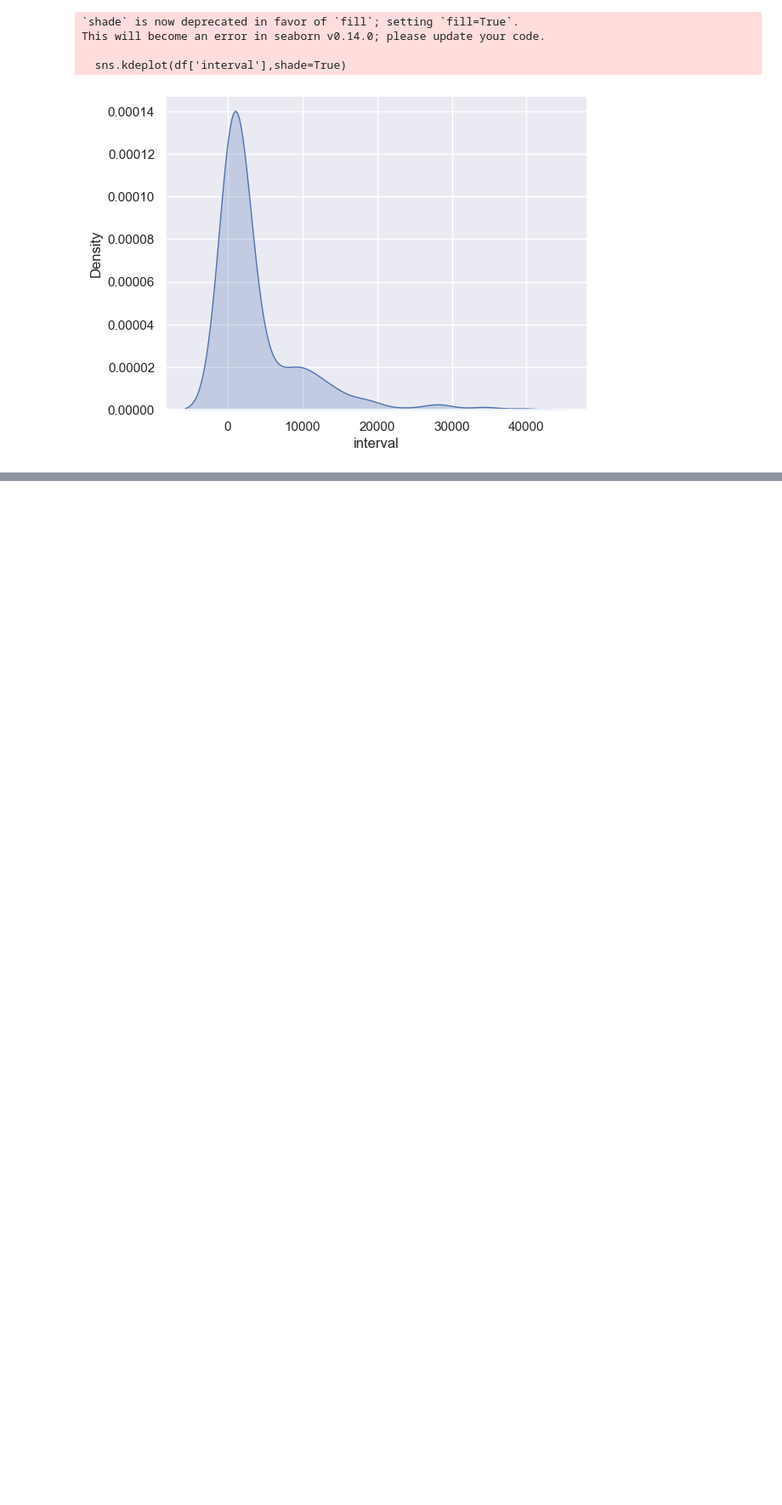
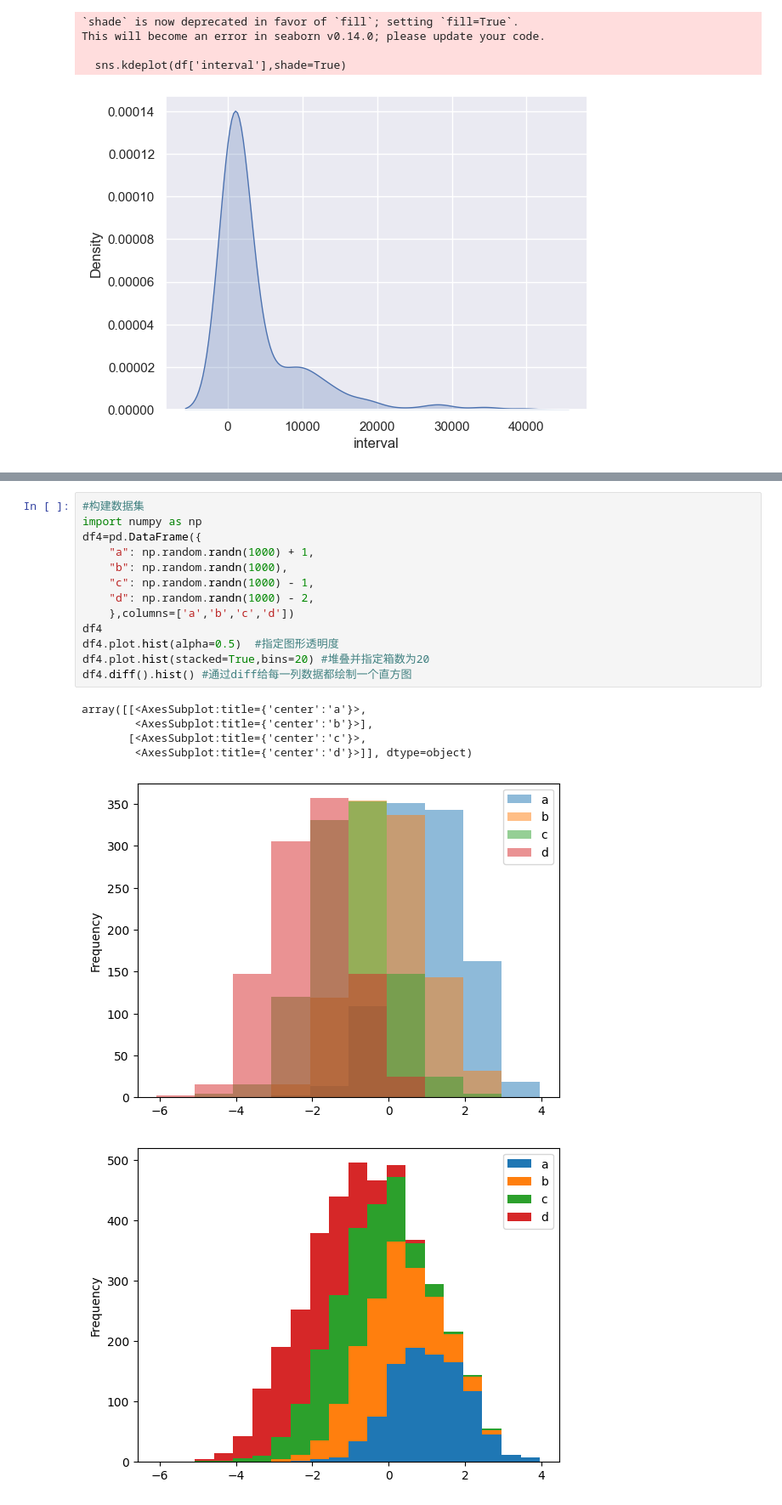
Before and after one commit to WhiteBlacken/reading, a Jupyter notebook: jupyter/data_analysis.ipynb, the cells around one changed output, grey strips where cells are left out. Shown at 85% size. Drawn from its saved outputs; the diff is of its cells as text; blank space fills up the shorter version.

```diff
--- a/jupyter/data_analysis.ipynb
+++ b/jupyter/data_analysis.ipynb
@@ -323,0 +497,20 @@ finish
+# %%
+#构建数据集
+import numpy as np
+df4=pd.DataFrame({
+    "a": np.random.randn(1000) + 1,
+    "b": np.random.randn(1000),
+    "c": np.random.randn(1000) - 1,
+    "d": np.random.randn(1000) - 2,
+    },columns=['a','b','c','d'])
+df4
+df4.plot.hist(alpha=0.5)  #指定图形透明度
+df4.plot.hist(stacked=True,bins=20) #堆叠并指定箱数为20
+df4.diff().hist() #通过diff给每一列数据都绘制一个直方图
+# %% [output]
+array([[<AxesSubplot:title={'center':'a'}>,
+        <AxesSubplot:title={'center':'b'}>],
+       [<AxesSubplot:title={'center':'c'}>,
+        <AxesSubplot:title={'center':'d'}>]], dtype=object)
+[figure, added]
+[figure, added]
```
Also changed, not shown: parts of 49 cells of this notebook, 5 other files.
